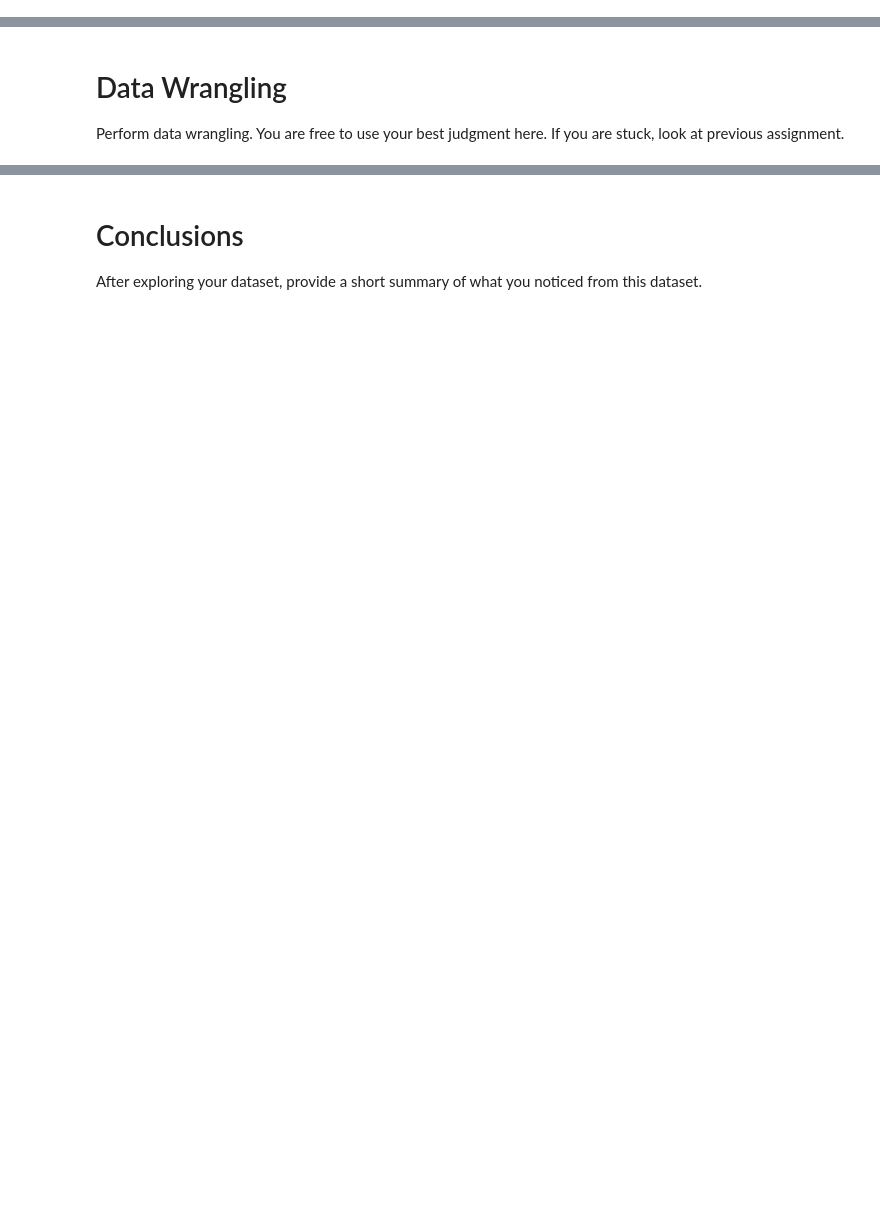
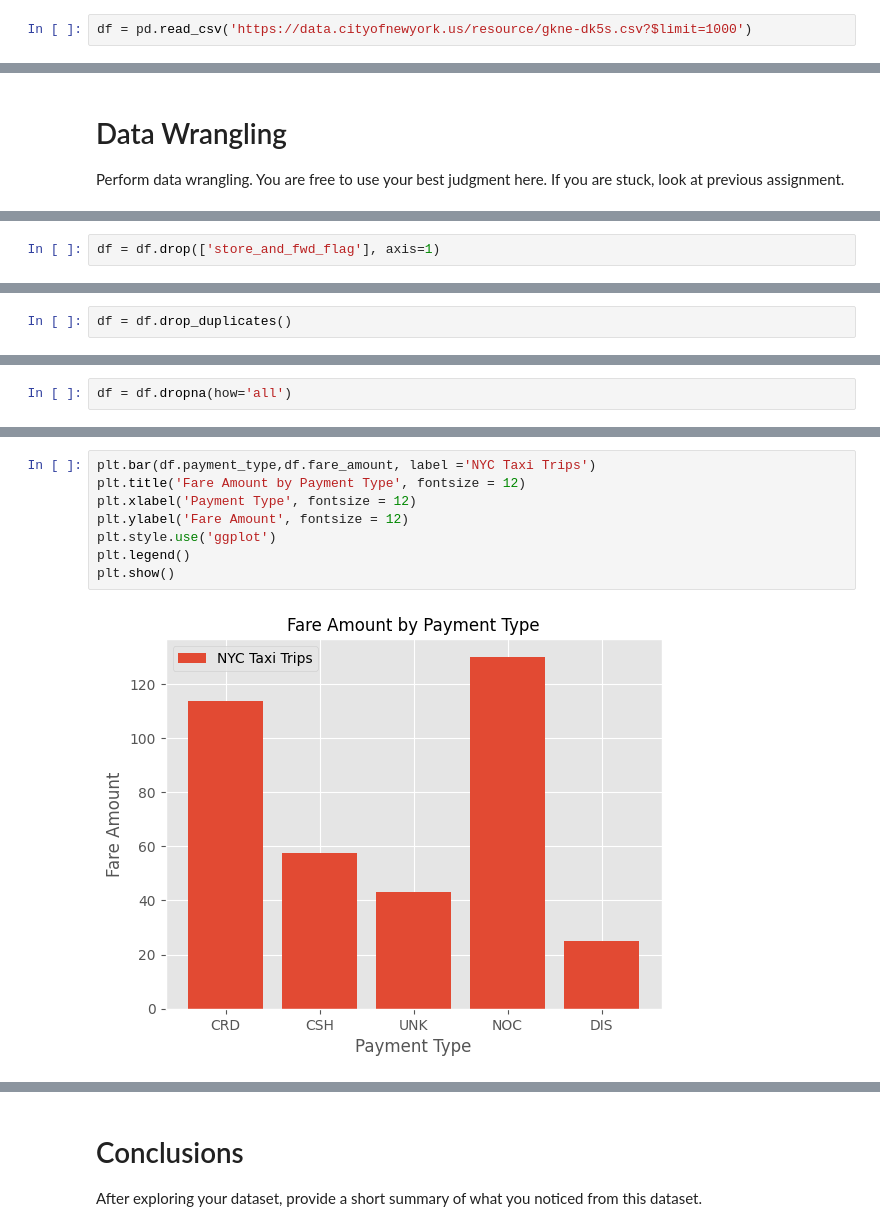
Before and after one commit to alinsimon/data602, a Jupyter notebook: 08_assignment.ipynb, the cells around one changed output, grey strips where cells are left out. Saved outputs shown, nothing was run; the diff lists cells and outputs as text; blank space fills up the shorter version.

```diff
--- a/08_assignment.ipynb
+++ b/08_assignment.ipynb
@@ -51,0 +61,2 @@ Include:
+# %%
+df = pd.read_csv('https://data.cityofnewyork.us/resource/gkne-dk5s.csv?$limit=1000')
@@ -55,0 +114,2 @@ Perform data wrangling.  You are free to use your best judgment here.  If you ar
+# %%
+df = df.drop(['store_and_fwd_flag'], axis=1)
@@ -55,0 +118,2 @@ Perform data wrangling.  You are free to use your best judgment here.  If you ar
+# %%
+df = df.drop_duplicates()
@@ -55,0 +122,2 @@ Perform data wrangling.  You are free to use your best judgment here.  If you ar
+# %%
+df = df.dropna(how='all')
@@ -97,0 +177,10 @@ In a comment or text box, explain the differences between creating a plot in mat
+# %%
+plt.bar(df.payment_type,df.fare_amount, label ='NYC Taxi Trips')
+plt.title('Fare Amount by Payment Type', fontsize = 12)
+plt.xlabel('Payment Type', fontsize = 12)
+plt.ylabel('Fare Amount', fontsize = 12)
+plt.style.use('ggplot')
+plt.legend()
+plt.show()
+# %% [output]
+[figure, added]
```
Also changed, not shown: parts of 31 cells of this notebook.
